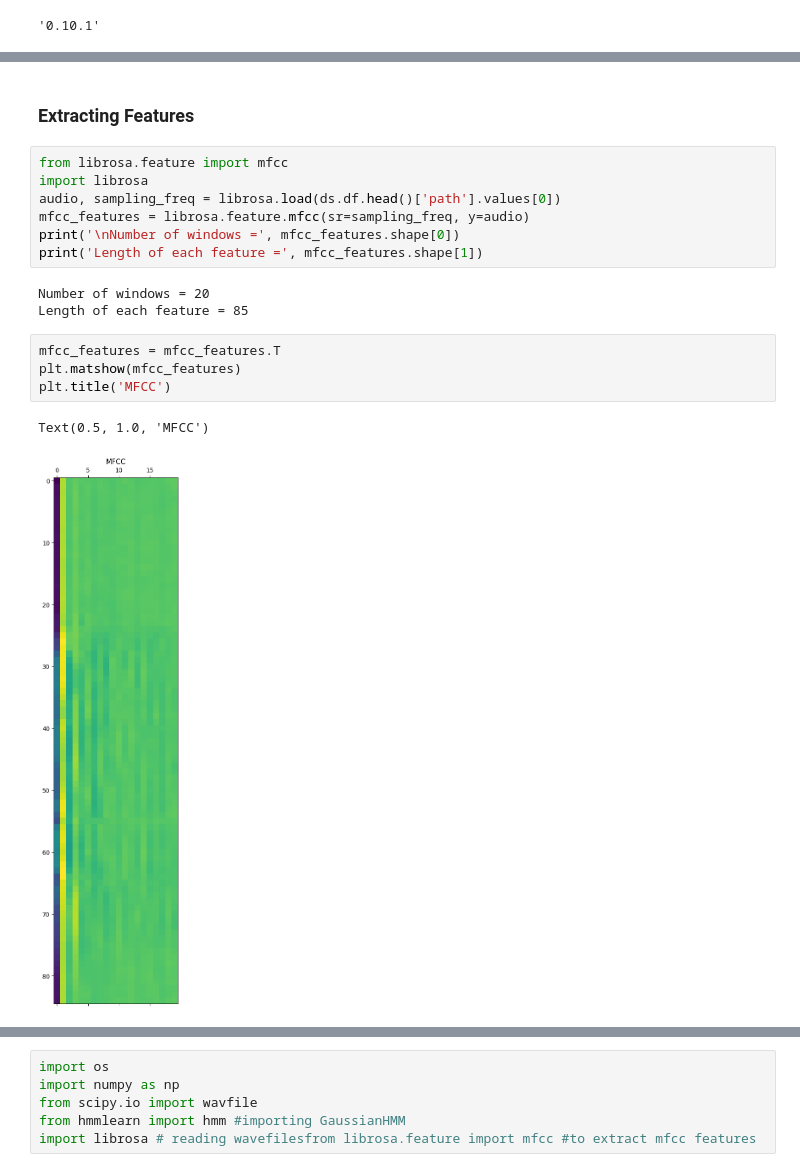
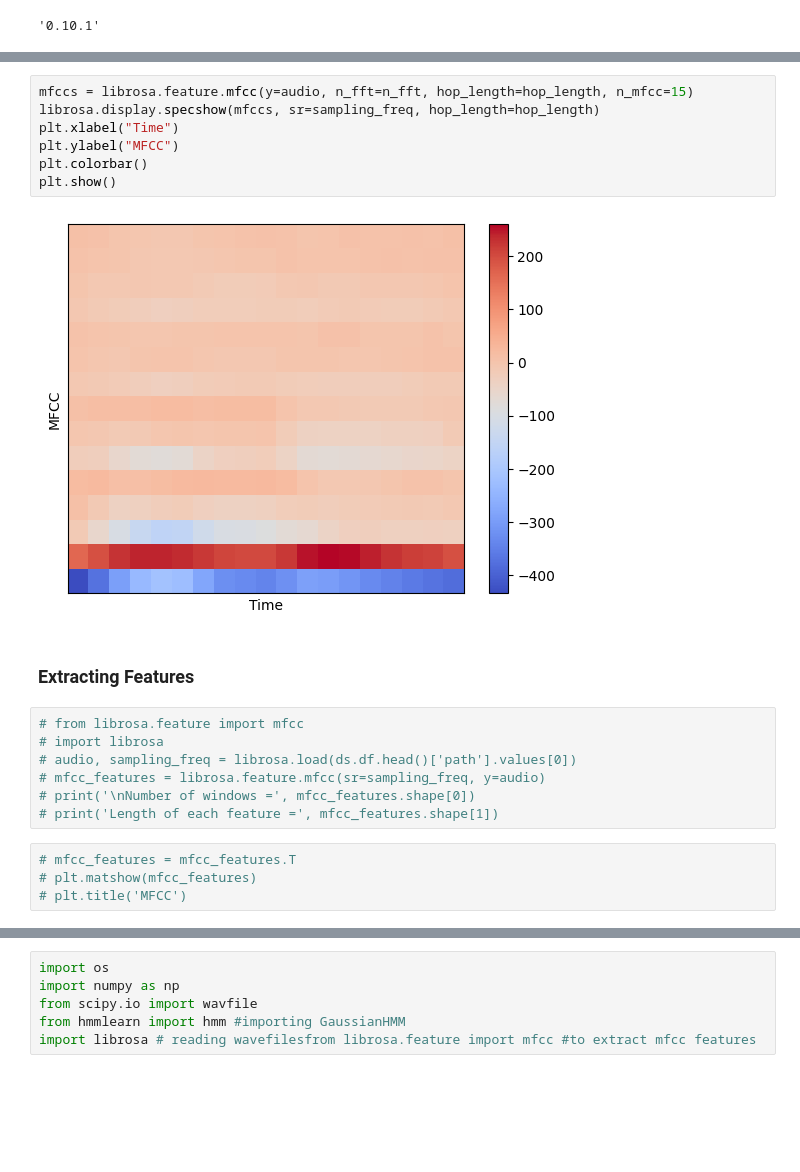
Before and after one commit to karank85/speech-recognition, a Jupyter notebook: Project_2_Non_DL_Speech_Recognition.ipynb, the cells around one changed output, grey strips where cells are left out. Drawn from its saved outputs; the diff is of its cells as text; blank space fills up the shorter version.

```diff
--- a/Project_2_Non_DL_Speech_Recognition.ipynb
+++ b/Project_2_Non_DL_Speech_Recognition.ipynb
@@ -98,22 +194,25 @@ True
+# %%
+mfccs = librosa.feature.mfcc(y=audio, n_fft=n_fft, hop_length=hop_length, n_mfcc=15)
+librosa.display.specshow(mfccs, sr=sampling_freq, hop_length=hop_length)
+plt.xlabel("Time")
+plt.ylabel("MFCC")
+plt.colorbar()
+plt.show()
+# %% [output]
+[figure, added]
 # %% [markdown]
 ### Extracting Features
 # %%
-from librosa.feature import mfcc
-import librosa
-audio, sampling_freq = librosa.load(ds.df.head()['path'].values[0])
-mfcc_features = librosa.feature.mfcc(sr=sampling_freq, y=audio)
-print('\nNumber of windows =', mfcc_features.shape[0])
-print('Length of each feature =', mfcc_features.shape[1])
+# from librosa.feature import mfcc
+# import librosa
+# audio, sampling_freq = librosa.load(ds.df.head()['path'].values[0])
+# mfcc_features = librosa.feature.mfcc(sr=sampling_freq, y=audio)
+# print('\nNumber of windows =', mfcc_features.shape[0])
+# print('Length of each feature =', mfcc_features.shape[1])
-# %% [output]
-Number of windows = 20
-Length of each feature = 85
 # %%
-mfcc_features = mfcc_features.T
-plt.matshow(mfcc_features)
-plt.title('MFCC')
+# mfcc_features = mfcc_features.T
+# plt.matshow(mfcc_features)
+# plt.title('MFCC')
-# %% [output]
-Text(0.5, 1.0, 'MFCC')
-[figure, removed]
 # %%
 !pip install hmmlearn
 !pip install features
```
Also changed, not shown: parts of 31 cells of this notebook.
